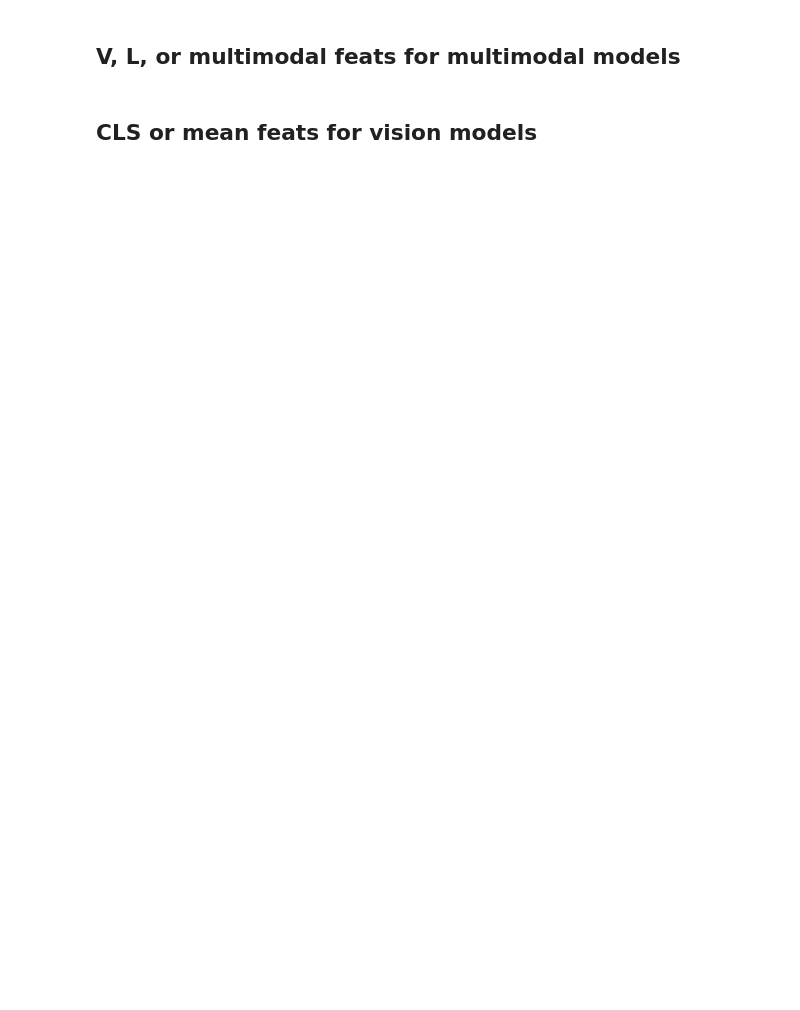
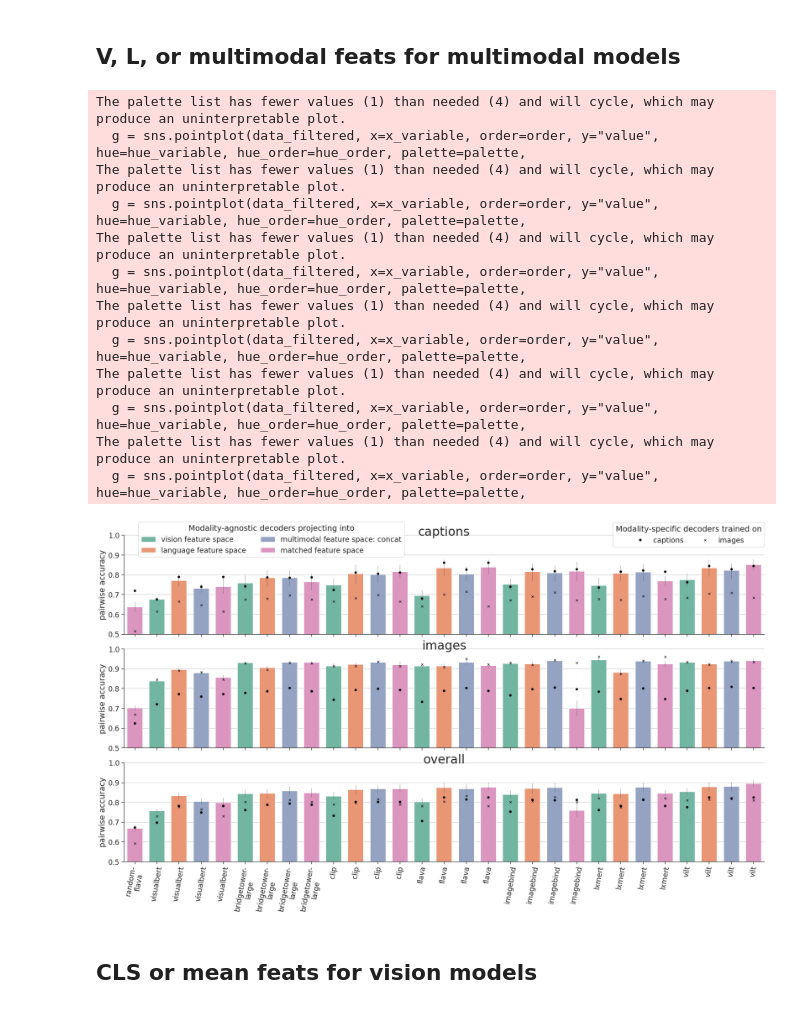
Before and after one commit to mitjanikolaus/multimodal_decoding, a Jupyter notebook: notebooks/model_comparison.ipynb, the cells around one changed output. Cells and saved outputs as stored; diff of their text form; code cells hidden in the pictures; blank space fills up the shorter version.

Commit message:
Update notebooks matched feats results

```diff
--- a/notebooks/model_comparison.ipynb
+++ b/notebooks/model_comparison.ipynb
@@ -30,9 +46,9 @@ all_data_avg = all_data_avg[all_data_avg.subject == "average"]
 # ref performance order:
 #['random-flava', 'resnet-152', 'vit-b-16', 'vit-l-16', 'resnet-18', 'resnet-50', 'dino-giant', 'dino-large', 'dino-base', 'bert-large-uncased', 'bert-base-uncased',
 # 'llama2-7b', 'mixtral-8x7b', 'mistral-7b', 'llama2-13b', 'gpt2-small', 'gpt2-medium', 'gpt2-xl', 'gpt2-large', 'visualbert', 'bridgetower-large', 'clip', 'flava', 'imagebind', 'lxmert', 'vilt']
-FEAT_OPTIONS = ["vision", "lang", "vision+lang", "matched"]
+DEFAULT_FEAT_OPTIONS = ["vision", "lang", "vision+lang", "matched"]
 
-def calc_model_feat_order(data):
+def calc_model_feat_order(data, feat_options=DEFAULT_FEAT_OPTIONS):
     all_model_feats = data.model_feat.unique()
     all_models = data.model.unique()
     for model in all_models:
@@ -40,7 +56,7 @@ def calc_model_feat_order(data):
             raise RuntimeError(f"Model missing in order: {model}")
     model_feat_order = []
     for model in MODEL_ORDER:
-        for feats in FEAT_OPTIONS:
+        for feats in feat_options:
             model_feat = f"{model}_{feats}"
             if model_feat in all_model_feats:
                 model_feat_order.append(model_feat)
@@ -117,23 +168,37 @@ plt.savefig(os.path.join(RESULTS_DIR, f"features_comparison_pairwise_acc.png"),
 # %%
 feat_legend = {"vision": "vision feature space", "lang": "language feature space", "vision+lang": "multimodal feature space: concat", "matched": "matched feature space"}
 feat_order = ["vision", "lang", "vision+lang", "matched"]
-feat_order = [feat_legend[feat] for feat in feat_order]
+feat_order_long = [feat_legend[feat] for feat in feat_order]
 
 model_feats_exluded = ["bridgetower-large_multi", "random-flava_vision", "random-flava_lang", "random-flava_vision+lang"]
 data_to_plot = all_data_avg[~all_data_avg.model_feat.isin(model_feats_exluded)].copy()
 
 data_to_plot = data_to_plot[data_to_plot.model.isin(multimodal_models)]
 data_to_plot = data_to_plot[data_to_plot.vision_features == 'visual_feature_mean']
 
 data_to_plot["features"] = data_to_plot.features.replace(feat_legend)
 
 data_to_plot = data_to_plot[data_to_plot["mask"] == "whole_brain"]
-model_feat_order = calc_model_feat_order(data_to_plot)
+model_feat_order = calc_model_feat_order(data_to_plot, feat_options=feat_order)
 
 metrics_order = ["pairwise_acc_captions", "pairwise_acc_images", "pairwise_acc_mean"]
-figure, lgd = create_result_graph(data_to_plot, model_feat_order, metrics=metrics_order, row_order=metrics_order, hue_order=feat_order, ylim=(0.5, 1),
+figure, lgd = create_result_graph(data_to_plot, model_feat_order, metrics=metrics_order, row_order=metrics_order, hue_order=feat_order_long, ylim=(0.5, 1),
                              legend_bbox=(0.06,1.01), height=4.5, legend_title="Modality-agnostic decoders projecting into")
 plt.savefig(os.path.join(RESULTS_DIR, f"features_comparison_pairwise_acc_multimodal_models.png"), bbox_extra_artists=(lgd,), bbox_inches='tight', pad_inches=0, dpi=300)
+# %% [output]
+The palette list has fewer values (1) than needed (4) and will cycle, which may produce an uninterpretable plot.
+  g = sns.pointplot(data_filtered, x=x_variable, order=order, y="value", hue=hue_variable, hue_order=hue_order, palette=palette,
+The palette list has fewer values (1) than needed (4) and will cycle, which may produce an uninterpretable plot.
+  g = sns.pointplot(data_filtered, x=x_variable, order=order, y="value", hue=hue_variable, hue_order=hue_order, palette=palette,
+The palette list has fewer values (1) than needed (4) and will cycle, which may produce an uninterpretable plot.
+  g = sns.pointplot(data_filtered, x=x_variable, order=order, y="value", hue=hue_variable, hue_order=hue_order, palette=palette,
+The palette list has fewer values (1) than needed (4) and will cycle, which may produce an uninterpretable plot.
+  g = sns.pointplot(data_filtered, x=x_variable, order=order, y="value", hue=hue_variable, hue_order=hue_order, palette=palette,
+The palette list has fewer values (1) than needed (4) and will cycle, which may produce an uninterpretable plot.
+  g = sns.pointplot(data_filtered, x=x_variable, order=order, y="value", hue=hue_variable, hue_order=hue_order, palette=palette,
+The palette list has fewer values (1) than needed (4) and will cycle, which may produce an uninterpretable plot.
+  g = sns.pointplot(data_filtered, x=x_variable, order=order, y="value", hue=hue_variable, hue_order=hue_order, palette=palette,
+[figure, added]
 # %% [markdown]
 ## CLS or mean feats for vision models
 # %%
```
Also changed, not shown: parts of 10 cells of this notebook, 1 other file.
